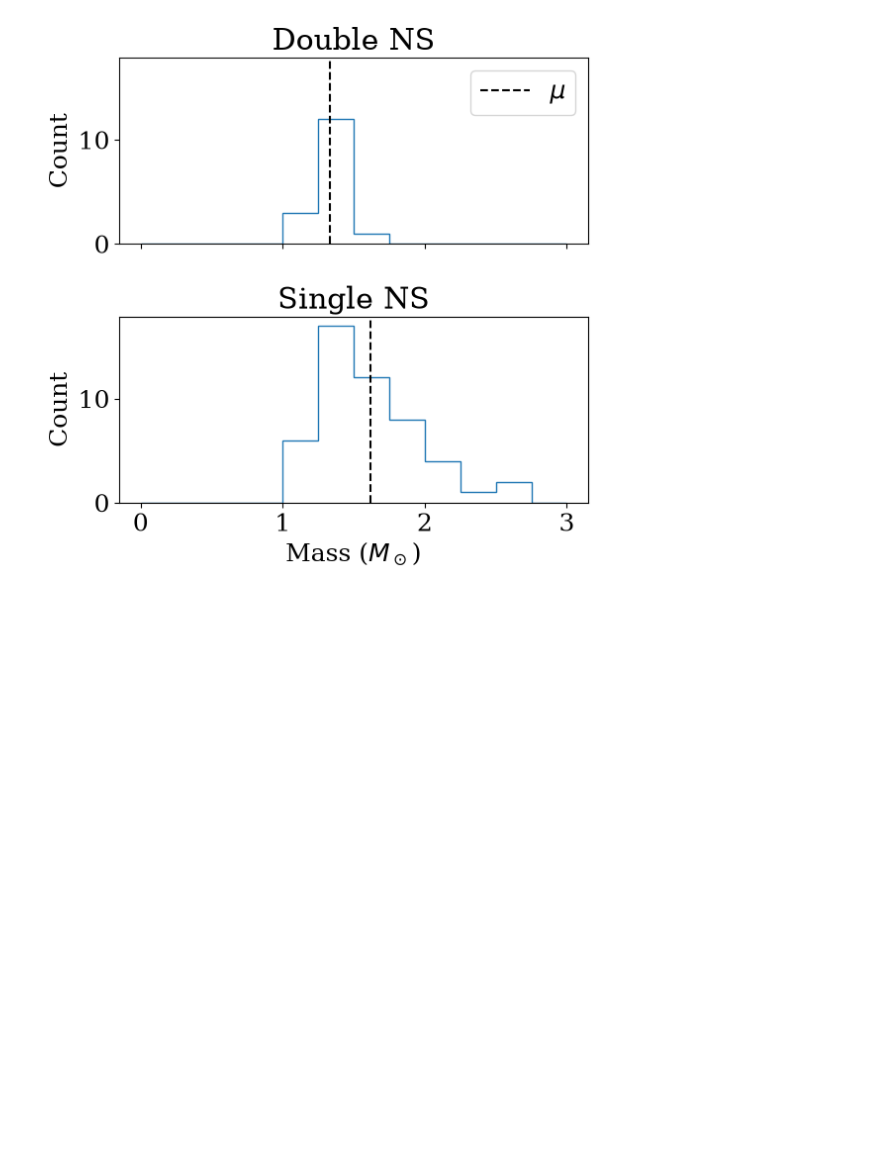
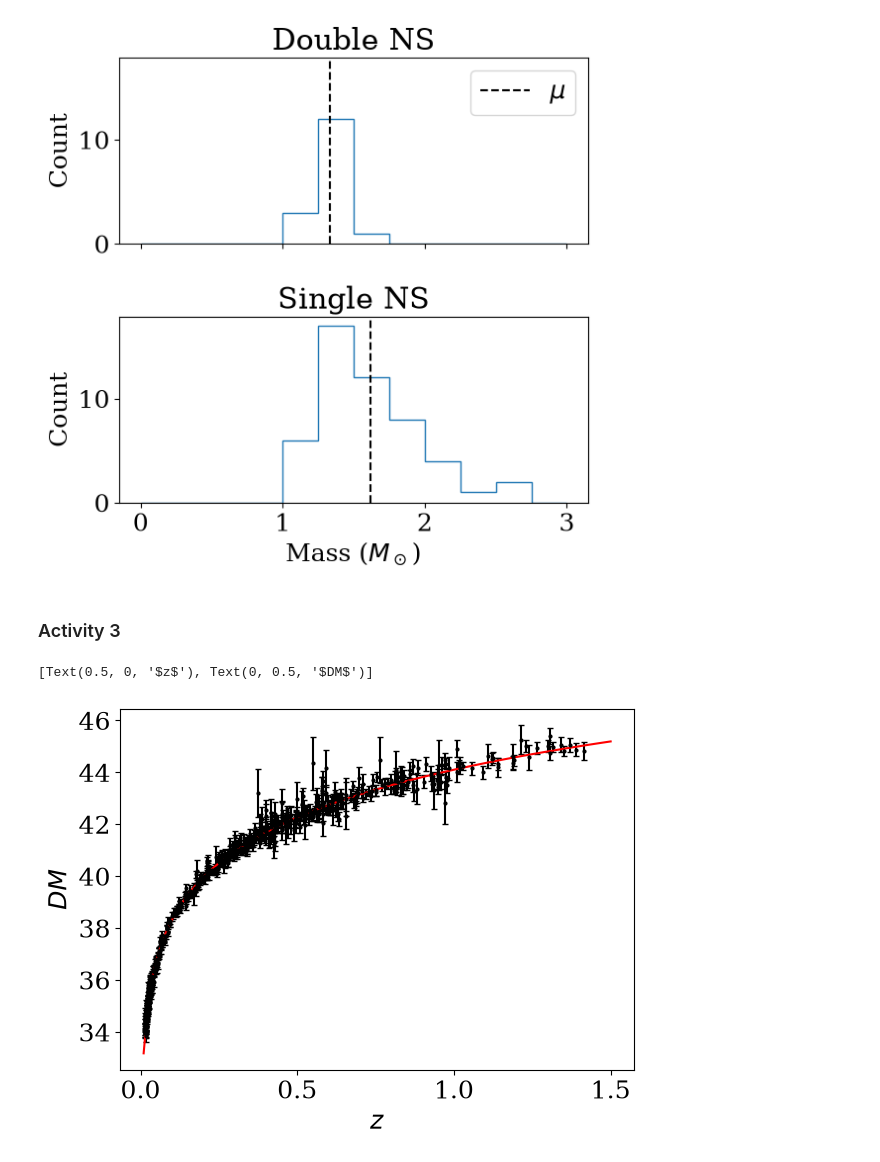
Before and after one commit to bray217/CAS_Stats_course_Sep_25, a Jupyter notebook: TO_CHANGE_Jupyter_notebooks/Final_Activities_Brayden_Leicester.ipynb, the cells around one changed output. Drawn from its saved outputs; the diff is of its cells as text; code cells hidden in the pictures; blank space fills up the shorter version.

Commit message:
updates from class 3, and third final activity copied into notebook

```diff
--- a/TO_CHANGE_Jupyter_notebooks/Final_Activities_Brayden_Leicester.ipynb
+++ b/TO_CHANGE_Jupyter_notebooks/Final_Activities_Brayden_Leicester.ipynb
@@ -98,3 +100,53 @@ For the NS datasets, the t statistic for sets sharing a mean is -3.1064, with si
 The KS test has a statistic d=0.6150, with significance 0.000076
 <matplotlib.legend.Legend at 0x...>
 [figure]
+# %% [markdown]
+### Activity 3
+# %%
+
+# * Stolen setup code from Class notebook
+
+# Function which determines the supernova luminosity distance for given cosmological parameters (Omega_m, Omega_L)
+def getdmmod(p,z):
+  om,ol = p[0],p[1]
+  cosmo = LambdaCDM(H0=70.,Om0=om,Ode0=ol)
+  r = cosmo.comoving_distance(z).value
+  dl = r*(1.+z)
+  return 5.*np.log10(dl) + 25.
+
+# Read in and plot the supernova dataset
+# You will need to change the file path to the location where you've saved the data
+datfile = '../datasets/SN_dataset.dat'
+data = np.loadtxt(datfile)
+z,dm,dmerr = data[:,0],data[:,1],data[:,2]
+
+
+#! I dislike this plotting style
+# plt.plot(z,dm,marker='o',markersize=2,color='black',linestyle='None')
+# plt.errorbar(z,dm,yerr=dmerr,color='black',capsize=2.,linestyle='None')
+# # Overplot a standard cosmological model as an example
+# xmin,xmax = 0.,1.5
+# zmod = np.linspace(0.01,xmax,100)
+# p = [0.3,0.7] # values of (Omega_m, Omega_L)
+# dmmod = getdmmod(p,zmod)
+# plt.plot(zmod,dmmod,color='red')
+# plt.xlabel(r'$z$')
+# plt.ylabel(r'$DM$')
+
+#* So reseting
+
+#* basic 70, 0.3, 0.7 model
+xmin,xmax = 0.,1.5
+zmod = np.linspace(0.01,xmax,100)
+p = [0.3,0.7] # values of (Omega_m, Omega_L)
+dmmod = getdmmod(p,zmod)
+
+#* Plotting seperately
+fig, ax = plt.subplots()
+ax.errorbar(z,dm,yerr=dmerr,marker='o',markersize=2,
+             color='black',capsize=2.,linestyle='None')
+ax.plot(zmod,dmmod,color='red')# Overplot a standard cosmological model as an example
+ax.set(xlabel= r'$z$', ylabel=r'$DM$')
+# %% [output]
+[Text(0.5, 0, '$z$'), Text(0, 0.5, '$DM$')]
+[figure, added]
```
Also changed, not shown: parts of 4 cells of this notebook, 1 other file.
